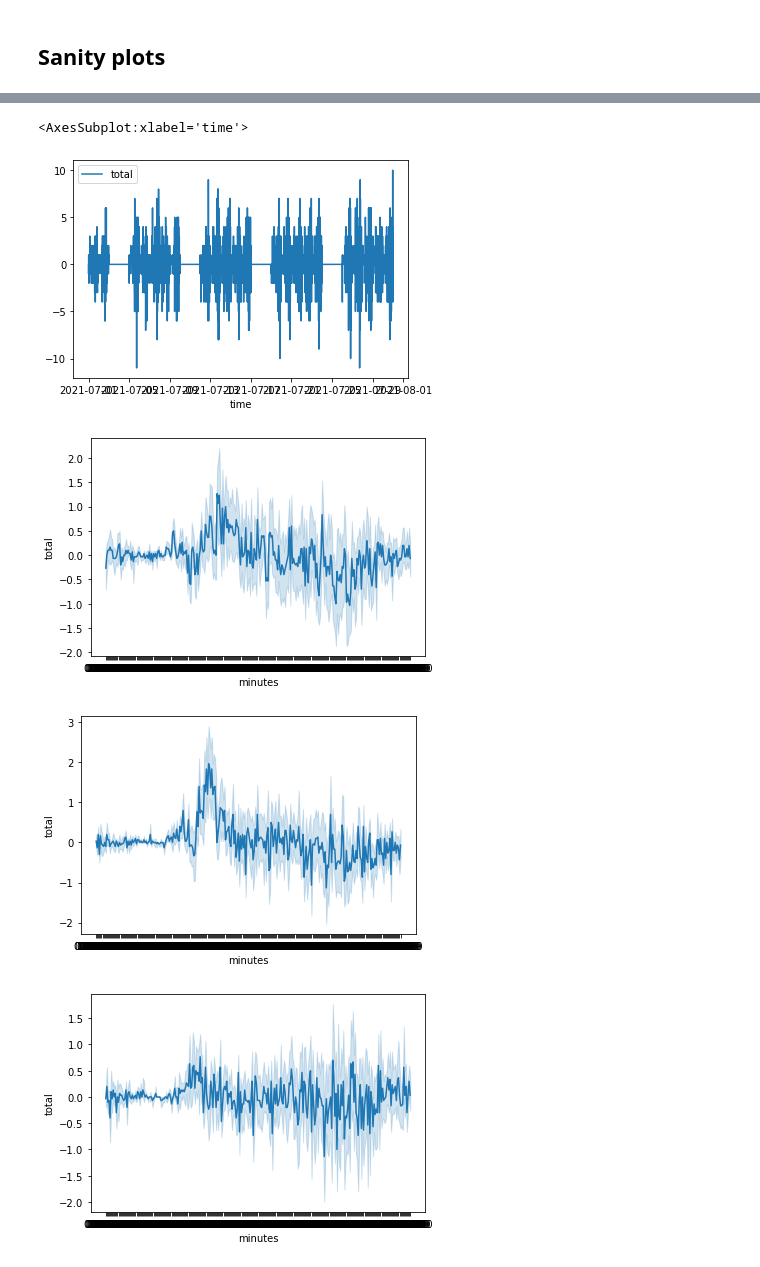
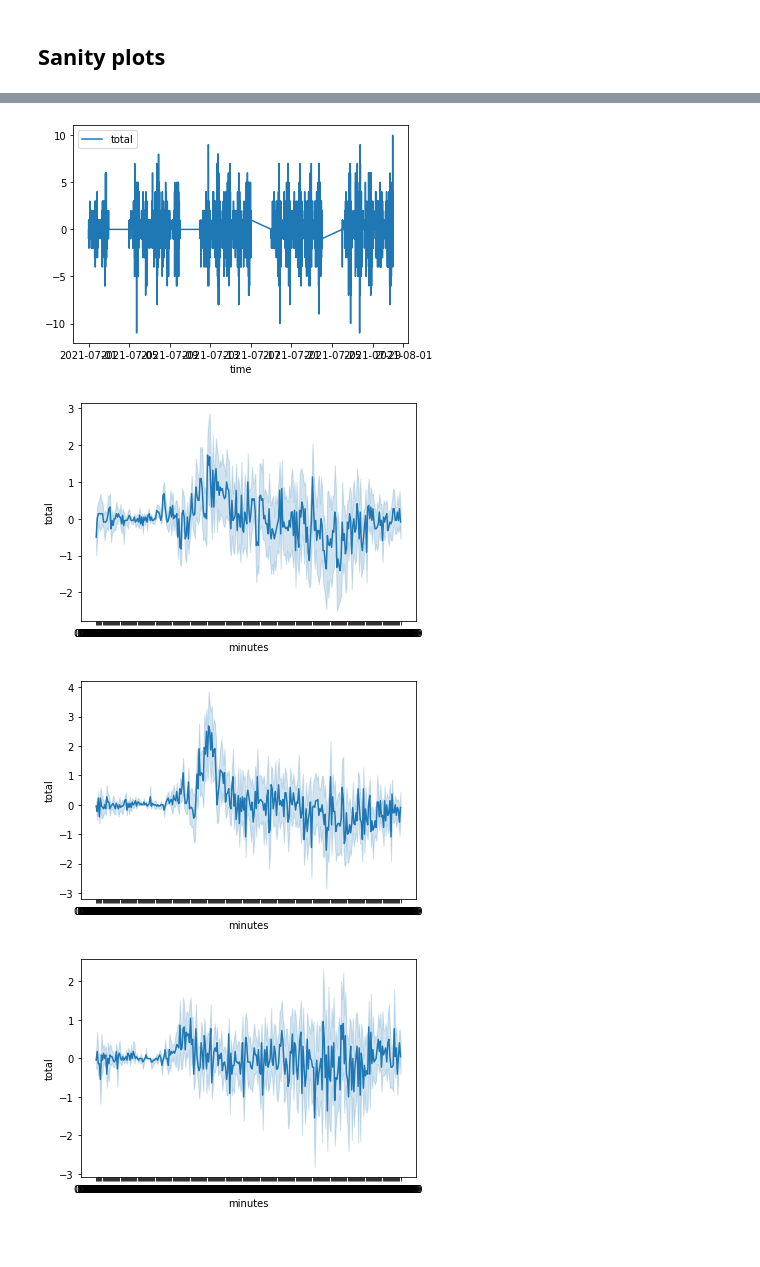
Before and after one commit to ethanglaser/MUU-Final-Project, a Jupyter notebook: warmup.ipynb, the cells around one changed output, grey strips where cells are left out. Saved outputs shown, nothing was run; the diff lists cells and outputs as text; code cells hidden in the pictures.

Commit message:
Remove weekends from data.

```diff
--- a/warmup.ipynb
+++ b/warmup.ipynb
@@ -145,5 +145,8 @@ time_step=5
 times = pd.DataFrame({'time': pd.date_range('2021-07-01 00:00:00',
                                             '2021-07-30 23:59:59',
                                             freq=str(time_step)+'min')}).set_index('time')
+times['time_copy'] = times.index
+times = times[(times['time_copy'].dt.weekday != 5) & (times['time_copy'].dt.weekday != 6)]
+times = times.drop('time_copy', axis=1)
 times.shape
 # %% [output]
@@ -221,23 +222,22 @@ lineplot(data=chunked_598007)
 # %%
-lineplot(data=chunked_532903)
+lineplot(data=chunked_532903);
 # %% [output]
-<AxesSubplot:xlabel='time'>
-[figure, old version]
+[figure, new version]
 # %%
-chunked_614005['index_copy'] = chunked_614005.index
-chunked_614005['minutes'] = pd.to_datetime(chunked_614005['index_copy']).dt.strftime('%H:%M:%S')
+chunked_614005['minutes'] = chunked_614005.index
+chunked_614005['minutes'] = pd.to_datetime(chunked_614005['minutes']).dt.strftime('%H:%M:%S')
 lineplot(y='total', x='minutes', data=chunked_614005);
 # %% [output]
-[figure, old version]
+[figure, new version]
 # %%
-chunked_598007['index_copy'] = chunked_598007.index
-chunked_598007['minutes'] = pd.to_datetime(chunked_598007['index_copy']).dt.strftime('%H:%M:%S')
+chunked_598007['minutes'] = chunked_598007.index
+chunked_598007['minutes'] = pd.to_datetime(chunked_598007['minutes']).dt.strftime('%H:%M:%S')
 lineplot(y='total', x='minutes', data=chunked_598007);
 # %% [output]
-[figure, old version]
+[figure, new version]
 # %%
-chunked_532903['index_copy'] = chunked_532903.index
-chunked_532903['minutes'] = pd.to_datetime(chunked_532903['index_copy']).dt.strftime('%H:%M:%S')
+chunked_532903['minutes'] = chunked_532903.index
+chunked_532903['minutes'] = pd.to_datetime(chunked_532903['minutes']).dt.strftime('%H:%M:%S')
 lineplot(y='total', x='minutes', data=chunked_532903);
 # %% [output]
-[figure, old version]
+[figure, new version]
```
Also changed, not shown: parts of 6 cells of this notebook, 3 other files.
